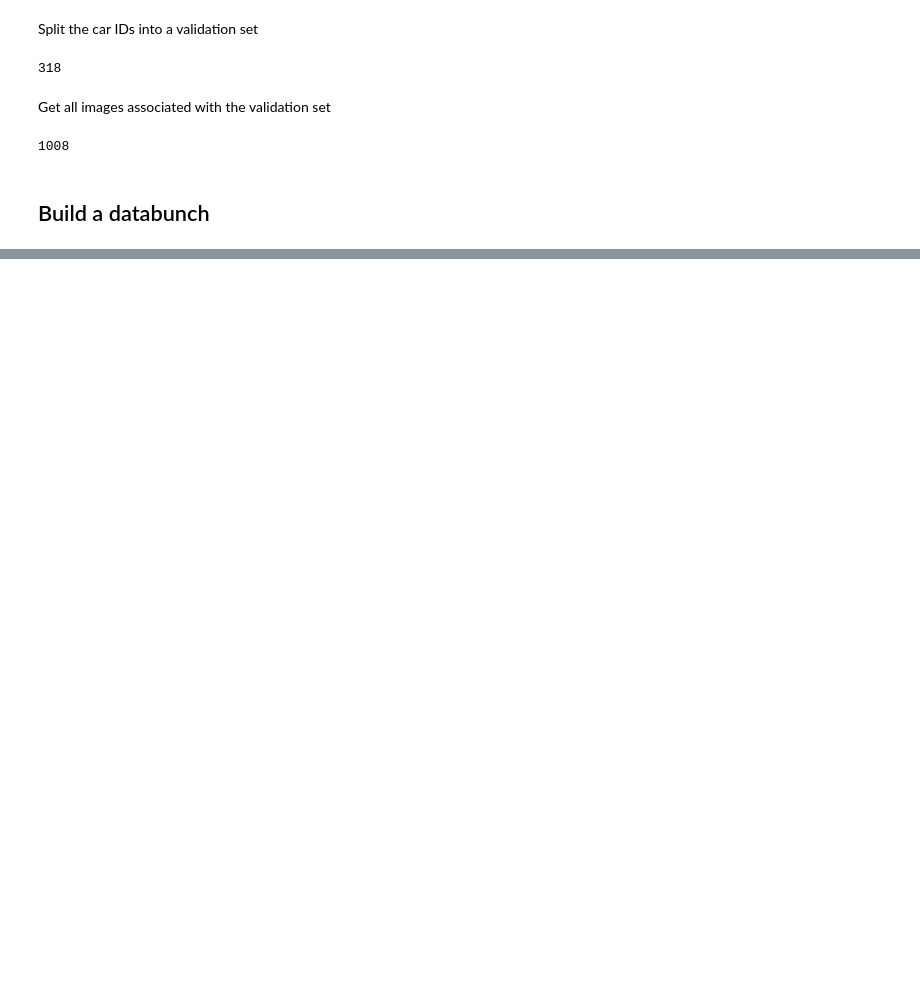
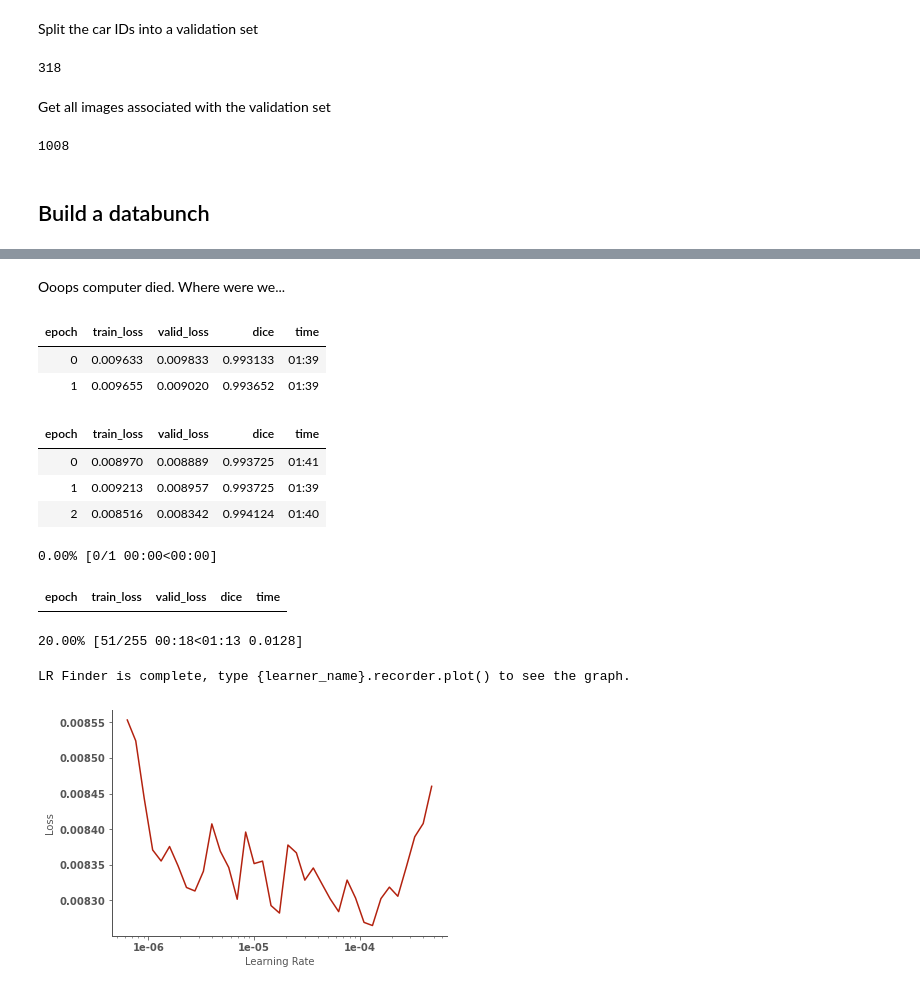
Before and after one commit to jaryaman/fastai-v3, a Jupyter notebook: notebooks/5-JA-Carvana-image-masking.ipynb, the cells around one changed output, grey strips where cells are left out. Cells and saved outputs as stored; diff of their text form; code cells hidden in the pictures; blank space fills up the shorter version.

```diff
--- a/notebooks/5-JA-Carvana-image-masking.ipynb
+++ b/notebooks/5-JA-Carvana-image-masking.ipynb
@@ -173,0 +188,2 @@ data.show_batch(3)
+# %%
+lr = 2e-4
@@ -173,0 +192,2 @@ data.show_batch(3)
+# %%
+learn.fit_one_cycle(10, slice(lr), pct_start=0.8)
@@ -173,0 +205,2 @@ data.show_batch(3)
+# %% [markdown]
+Ooops computer died. Where were we...
@@ -173,0 +209,6 @@ data.show_batch(3)
+# %%
+learn.fit_one_cycle(2, slice(lr), pct_start=0.8)
+# %% [output]
+| epoch | train_loss | valid_loss | dice | time |
+| 0 | 0.009633 | 0.009833 | 0.993133 | 01:39 |
+| 1 | 0.009655 | 0.009020 | 0.993652 | 01:39 |
@@ -173,0 +217,7 @@ data.show_batch(3)
+# %%
+learn.fit_one_cycle(3, slice(lr), pct_start=0.8)
+# %% [output]
+| epoch | train_loss | valid_loss | dice | time |
+| 0 | 0.008970 | 0.008889 | 0.993725 | 01:41 |
+| 1 | 0.009213 | 0.008957 | 0.993725 | 01:39 |
+| 2 | 0.008516 | 0.008342 | 0.994124 | 01:40 |
@@ -173,0 +228,9 @@ data.show_batch(3)
+# %%
+lr_find(learn)
+learn.recorder.plot()
+# %% [output]
+0.00% [0/1 00:00<00:00]
+| epoch | train_loss | valid_loss | dice | time |
+20.00% [51/255 00:18<01:13 0.0128]
+LR Finder is complete, type {learner_name}.recorder.plot() to see the graph.
+[figure, added]
```
Also changed, not shown: parts of 57 cells of this notebook.
